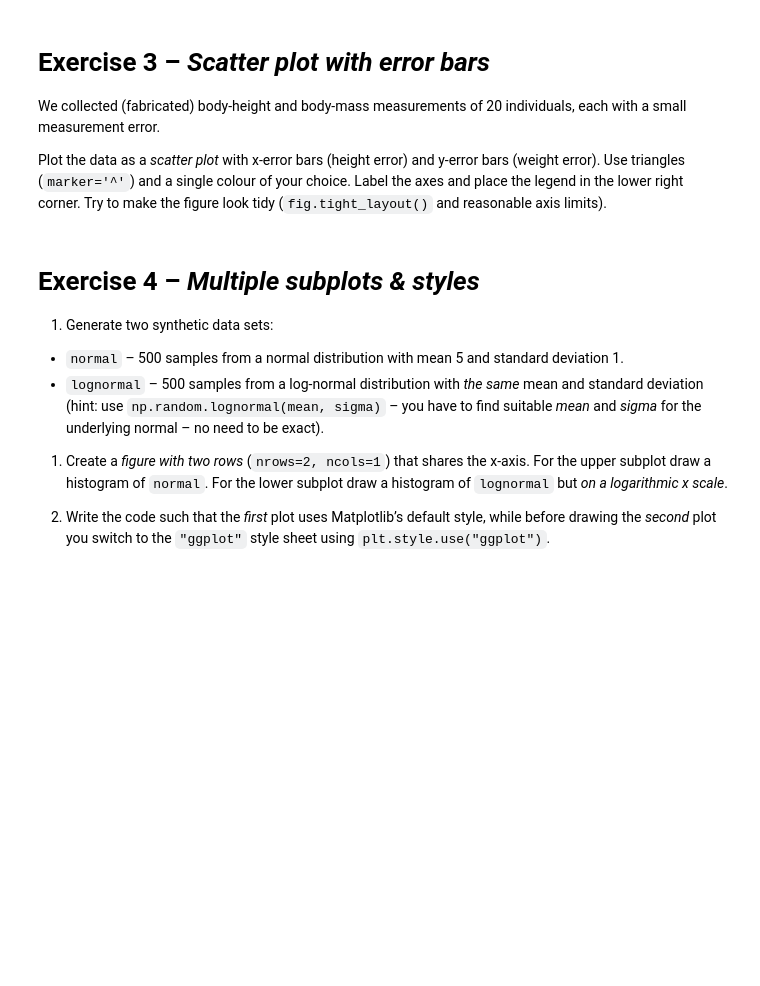
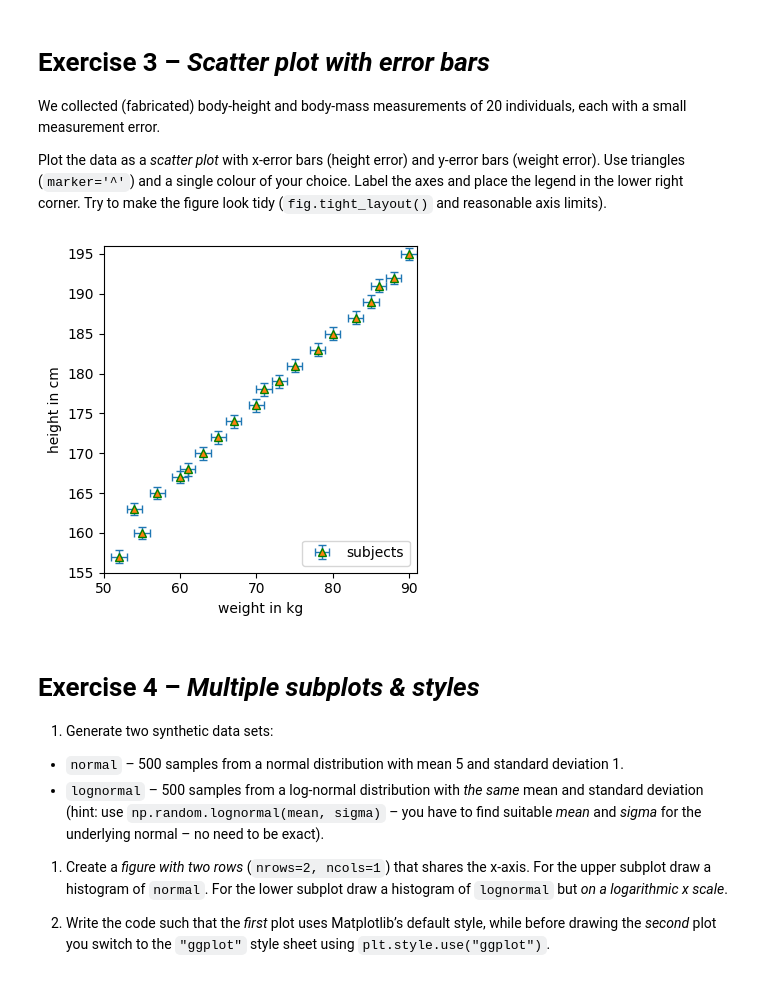
Before and after one commit to SvenNatterer/phyton, a Jupyter notebook: 09-matplotlib_exercise.ipynb, the cells around one changed output. Drawn from its saved outputs; the diff is of its cells as text; code cells hidden in the pictures; blank space fills up the shorter version.

```diff
--- a/09-matplotlib_exercise.ipynb
+++ b/09-matplotlib_exercise.ipynb
@@ -107,25 +109,27 @@ reasonable axis limits).
 # %%
 # Exercise 3 -- your code here
 
-# height_cm = np.array([157,160,163,165,167,168,170,172,174,176,
-#                       178,179,181,183,185,187,189,191,192,195])
-# weight_kg = np.array([52,55,54,57,60,61,63,65,67,70,
-#                       71,73,75,78,80,83,85,86,88,90])
-# height_err = 0.8
-# weight_err = 1.0
+height_cm = np.array([157,160,163,165,167,168,170,172,174,176,
+                       178,179,181,183,185,187,189,191,192,195])
+weight_kg = np.array([52,55,54,57,60,61,63,65,67,70,
+                       71,73,75,78,80,83,85,86,88,90])
+height_err = 0.8
+weight_err = 1.0
 
-# fig, ax = plt.subplots(figsize=(4,4))
-# ax.errorbar(<TODO>, <TODO>, xerr=<TODO>, yerr=<TODO>, fmt=<TODO>,
-#             mec=<TODO>, mfc='tab:orange', elinewidth=1, capsize=3,
-#             label="subjects")
-# <TODO>        #Label the x-axis
-# <TODO>        #Label the y-axis
-# <TODO>        #Add a legend in the lower right corner
-# <TODO>        #Apply reasonable x-axis limit
-# <TODO>        #Apply reasonable y-axis limit
+fig, ax = plt.subplots(figsize=(4,4))
+ax.errorbar(weight_kg, height_cm, xerr=weight_err, yerr=height_err, fmt="^",
+             mec='green', mfc='tab:orange', elinewidth=1, capsize=3,
+             label="subjects")
+ax.set_xlabel("weight in kg")  #Label the x-axis
+ax.set_ylabel("height in cm")       #Label the y-axis
+ax.legend(loc = "lower right")       #Add a legend in the lower right corner
+ax.set_xlim(50,91)#Apply reasonable x-axis limit
+ax.set_ylim(155,196)       #Apply reasonable y-axis limit
 # ax.grid(True, linestyle=':')
-# <TODO>        #Make the figure look tidy
+fig.tight_layout()       #Make the figure look tidy
 # plt.show()
+# %% [output]
+[figure, added]
 # %% [markdown]
 # Exercise 4 – *Multiple subplots & styles*
 
```
Also changed, not shown: parts of 4 cells of this notebook, 4 other files.
